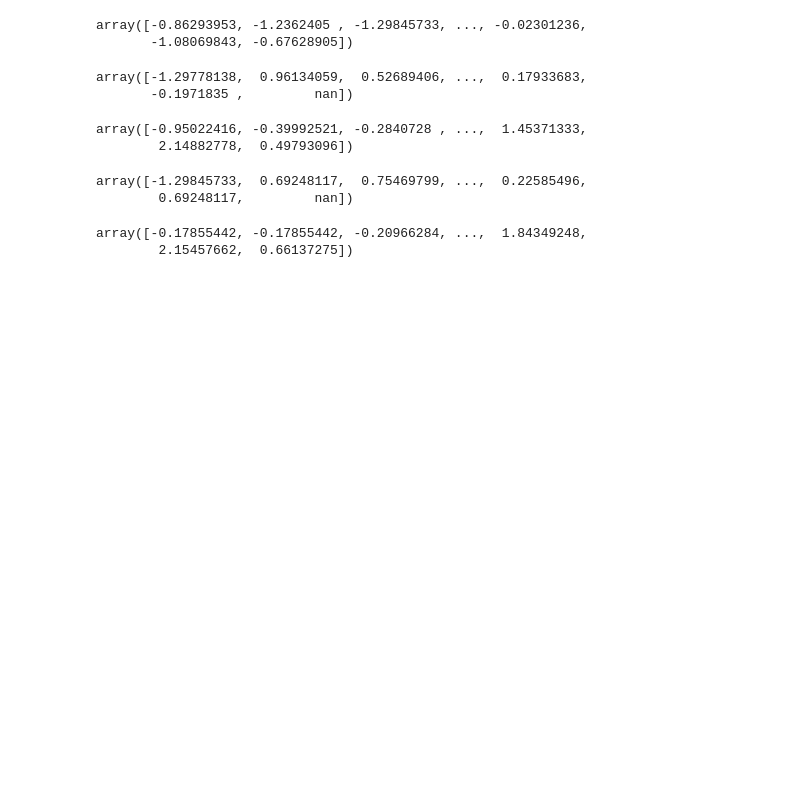
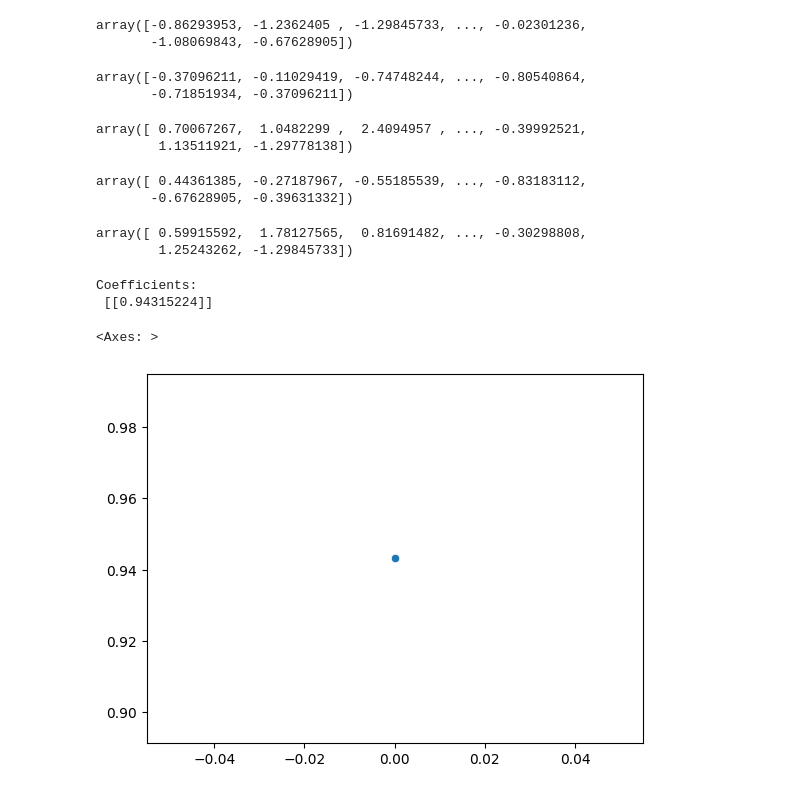
Before and after one commit to Sherif-Elfiky/CSE151AProj, a Jupyter notebook: 151AProject.ipynb, the cells around one changed output. Cells and saved outputs as stored; diff of their text form; code cells hidden in the pictures; blank space fills up the shorter version.

Commit message:
First attempt with Linear Regression

```diff
--- a/151AProject.ipynb
+++ b/151AProject.ipynb
@@ -115,6 +115,7 @@ from sklearn.preprocessing import StandardScaler
 #column_names = ['market_id', 'created_at', 'actual_delivery_time', 'store_id', 'order_protocol', 'total_items', 'subtotal', 'num_distinct_items', 'min_item_price', 'max_item_price', 'total_onshift_dashers', 'total_busy_dashers', 'total_outstanding_orders', 'estimated_order_place_duration', 'estimated_store_to_consumer_driving_duration', 'time_to_deliver']
 scaler = StandardScaler()
 data_d = data[['total_onshift_dashers', 'total_busy_dashers']]
+data_d = data_d.dropna()
 data_df = scaler.fit_transform(data_d)
 data_df.shape
 X = data_df[:, 0]
@@ -135,20 +136,32 @@ X_train, X_test, y_train, y_test = train_test_split(X, y, test_size=0.2, random_
 # %%
 X_train
 # %% [output]
-array([-1.29778138,  0.96134059,  0.52689406, ...,  0.17933683,
-       -0.1971835 ,         nan])
+array([-0.37096211, -0.11029419, -0.74748244, ..., -0.80540864,
+       -0.71851934, -0.37096211])
 # %%
 X_test
 # %% [output]
-array([-0.95022416, -0.39992521, -0.2840728 , ...,  1.45371333,
-        2.14882778,  0.49793096])
+array([ 0.70067267,  1.0482299 ,  2.4094957 , ..., -0.39992521,
+        1.13511921, -1.29778138])
 # %%
 y_train
 # %% [output]
-array([-1.29845733,  0.69248117,  0.75469799, ...,  0.22585496,
-        0.69248117,         nan])
+array([ 0.44361385, -0.27187967, -0.55185539, ..., -0.83183112,
+       -0.67628905, -0.39631332])
 # %%
 y_test
 # %% [output]
-array([-0.17855442, -0.17855442, -0.20966284, ...,  1.84349248,
-        2.15457662,  0.66137275])
+array([ 0.59915592,  1.78127565,  0.81691482, ..., -0.30298808,
+        1.25243262, -1.29845733])
+# %%
+from sklearn.linear_model import LinearRegression
+
+reg = LinearRegression()
+regmodel = reg.fit(X_train.reshape(-1, 1), y_train.reshape(-1, 1))
+print('Coefficients: \n', regmodel.coef_)
+sns.scatterplot(x=list(range(0,len(regmodel.coef_[0]))),y=regmodel.coef_[0])
+# %% [output]
+Coefficients:
+ [[0.94315224]]
+<Axes: >
+[figure, added]
```
